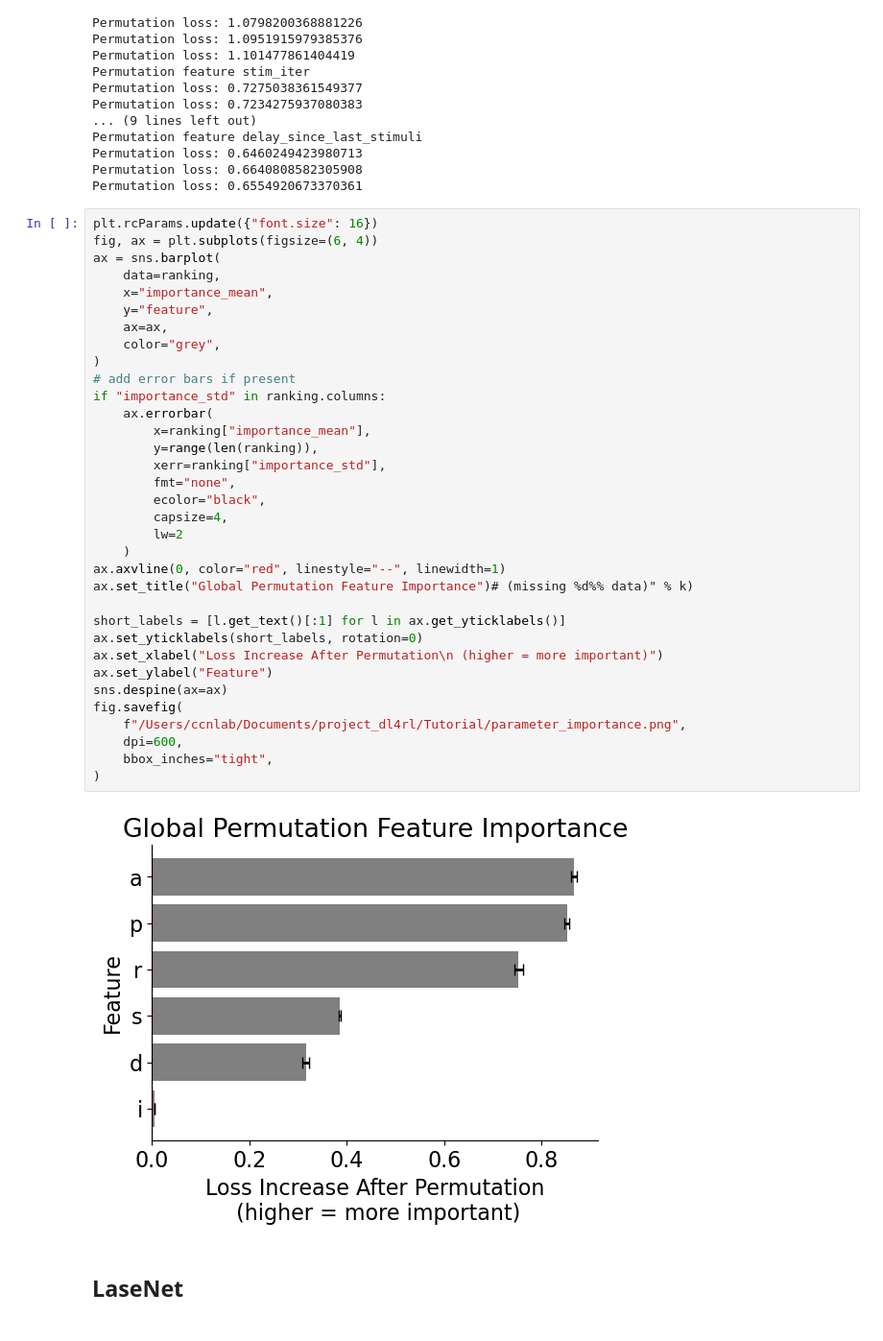
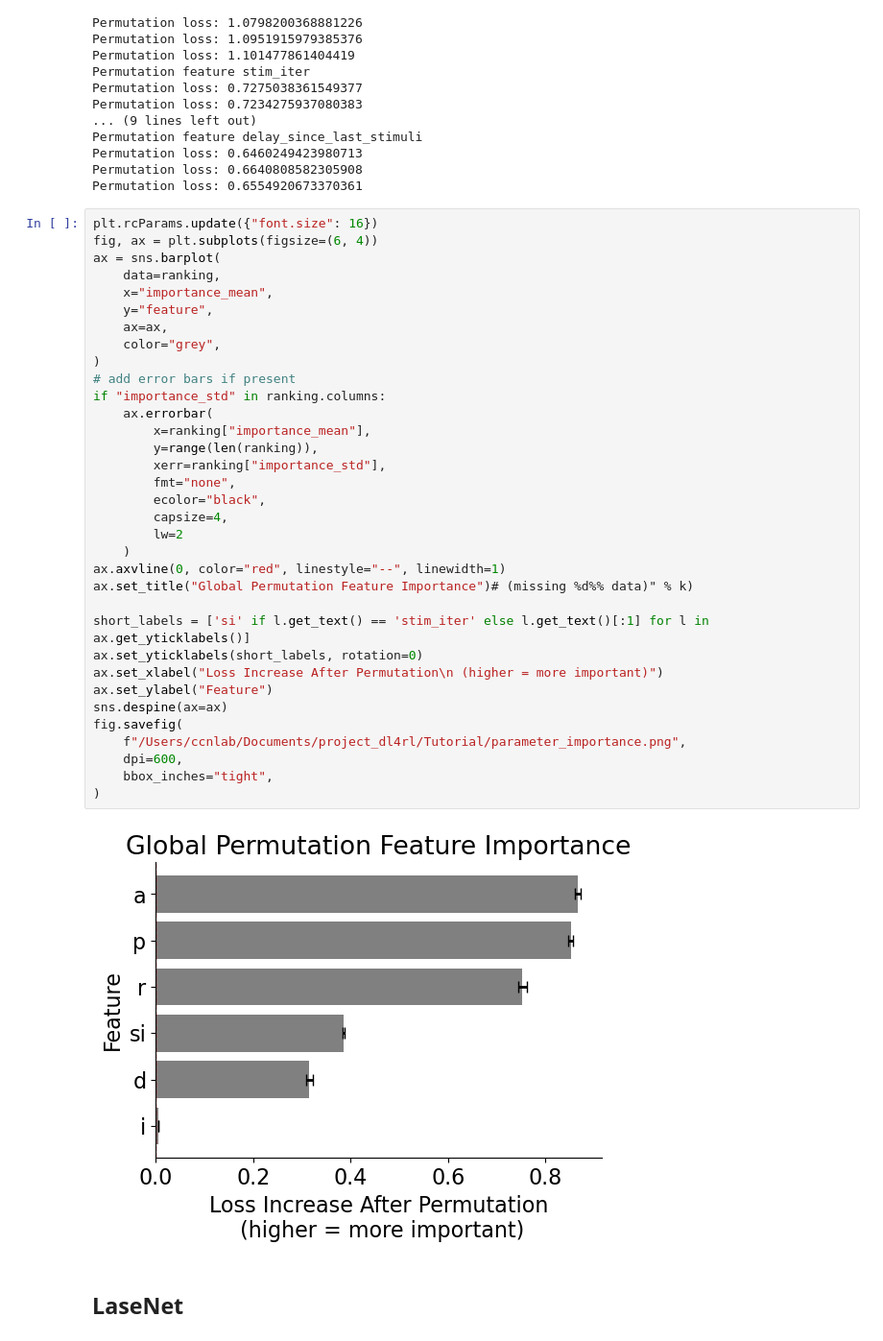
Before and after one commit to ti55987/DL4CM, a Jupyter notebook: permutation_test.ipynb, the cells around one changed output. Shown at 96% size. Saved outputs shown, nothing was run; the diff lists cells and outputs as text.

```diff
--- a/permutation_test.ipynb
+++ b/permutation_test.ipynb
@@ -356,35 +354,35 @@ ax = sns.barplot(
     data=ranking,
     x="importance_mean",
     y="feature",
     ax=ax,
     color="grey",
 )
 # add error bars if present
 if "importance_std" in ranking.columns:
     ax.errorbar(
         x=ranking["importance_mean"],
         y=range(len(ranking)),
         xerr=ranking["importance_std"],
         fmt="none",
         ecolor="black",
         capsize=4,
         lw=2
     )
 ax.axvline(0, color="red", linestyle="--", linewidth=1)
 ax.set_title("Global Permutation Feature Importance")# (missing %d%% data)" % k)
 
-short_labels = [l.get_text()[:1] for l in ax.get_yticklabels()]
+short_labels = ['si' if l.get_text() == 'stim_iter' else l.get_text()[:1] for l in ax.get_yticklabels()]
 ax.set_yticklabels(short_labels, rotation=0)
 ax.set_xlabel("Loss Increase After Permutation\n (higher = more important)")
 ax.set_ylabel("Feature")
 sns.despine(ax=ax)
 fig.savefig(
     f"/Users/ccnlab/Documents/project_dl4rl/Tutorial/parameter_importance.png",
     dpi=600,
     bbox_inches="tight",
 )
 # %% [output]
-[figure, old version]
+[figure, new version]
 # %% [markdown]
 ## LaseNet
 # %%
```
Also changed, not shown: parts of 1 cell of this notebook, 8 other files.
